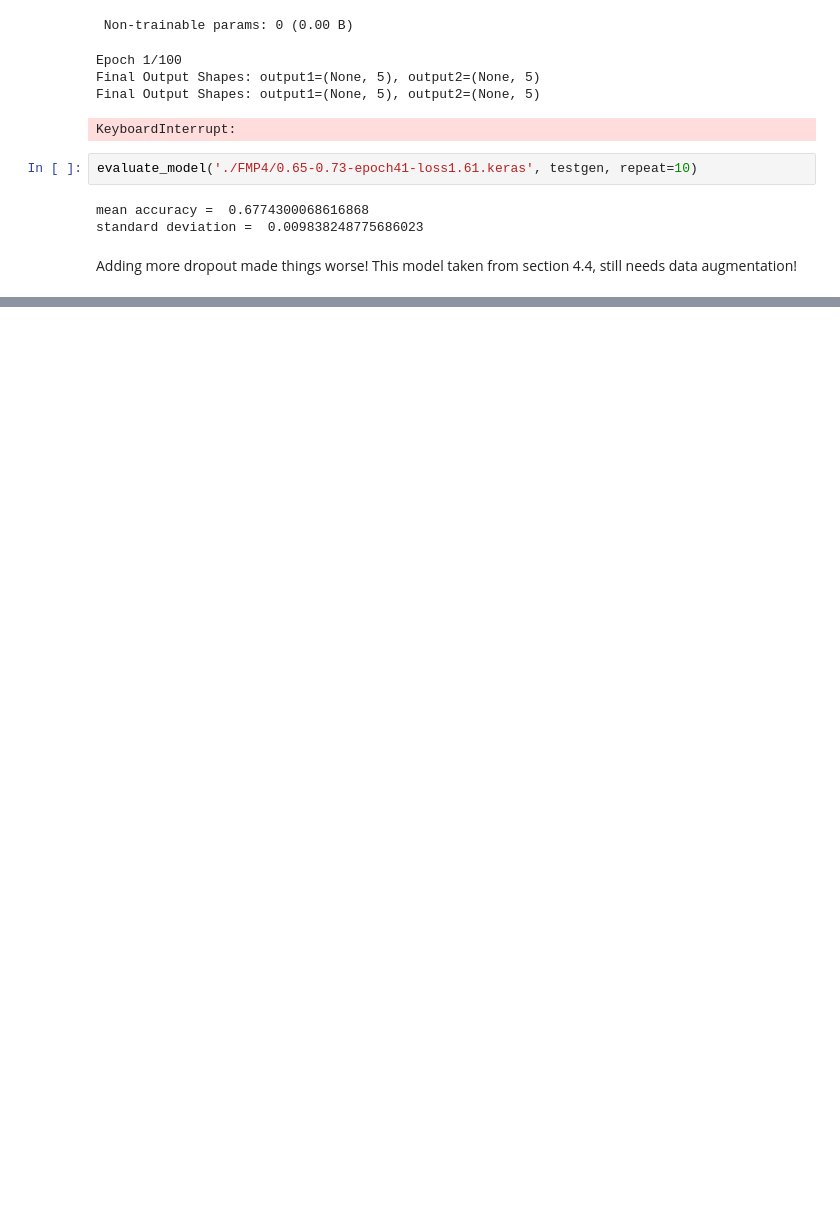
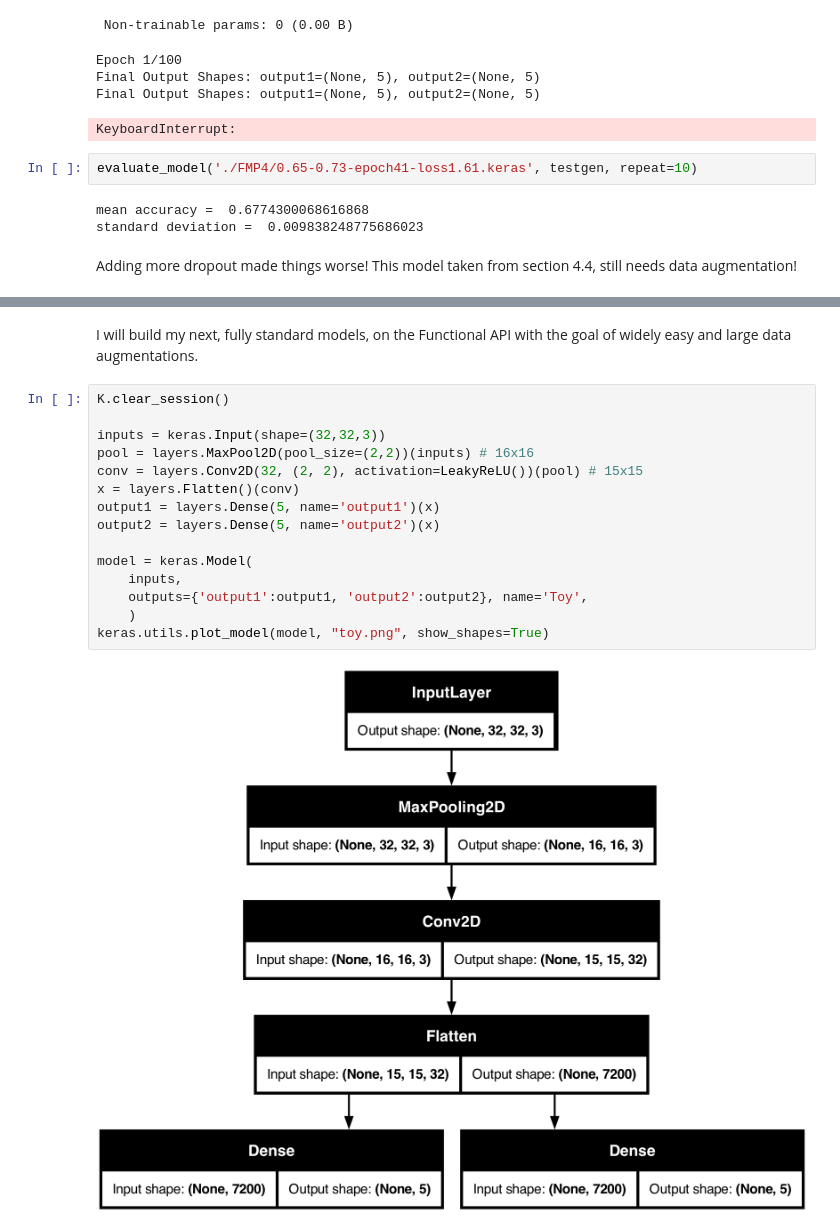
Before and after one commit to ncridlig/image-seperation, a Jupyter notebook: cifar_10_separation.ipynb, the cells around one changed output, grey strips where cells are left out. Cells and saved outputs as stored; diff of their text form; blank space fills up the shorter version.

```diff
--- a/cifar_10_separation.ipynb
+++ b/cifar_10_separation.ipynb
@@ -1223,0 +1221,19 @@ KeyboardInterrupt:
+# %% [markdown]
+I will build my next, fully standard models, on the Functional API with the goal of widely easy and large data augmentations.
+# %%
+K.clear_session()
+
+inputs = keras.Input(shape=(32,32,3))
+pool = layers.MaxPool2D(pool_size=(2,2))(inputs) # 16x16
+conv = layers.Conv2D(32, (2, 2), activation=LeakyReLU())(pool) # 15x15
+x = layers.Flatten()(conv)
+output1 = layers.Dense(5, name='output1')(x)
+output2 = layers.Dense(5, name='output2')(x)
+
+model = keras.Model(
+    inputs,
+    outputs={'output1':output1, 'output2':output2}, name='Toy',
+    )
+keras.utils.plot_model(model, "toy.png", show_shapes=True)
+# %% [output]
+[figure, added]
```
Also changed, not shown: parts of 24 cells of this notebook, 3 other files.
